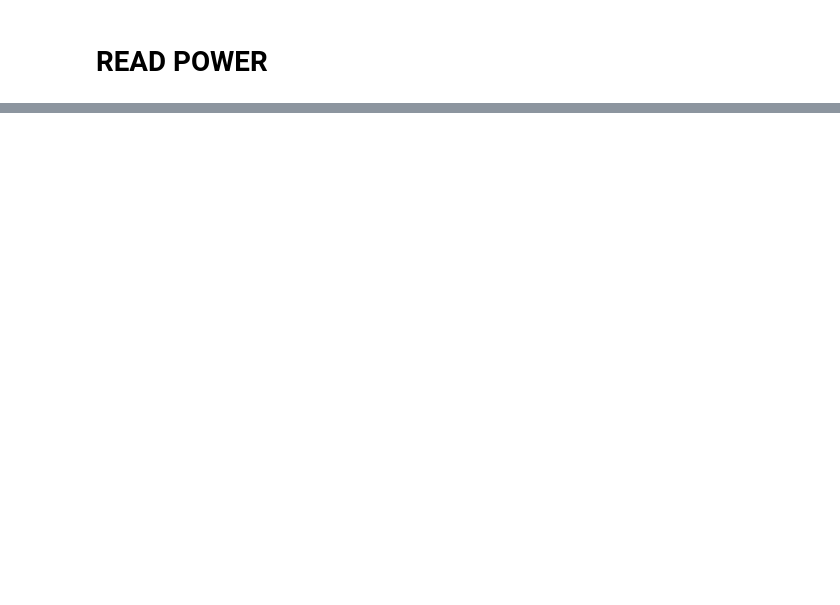
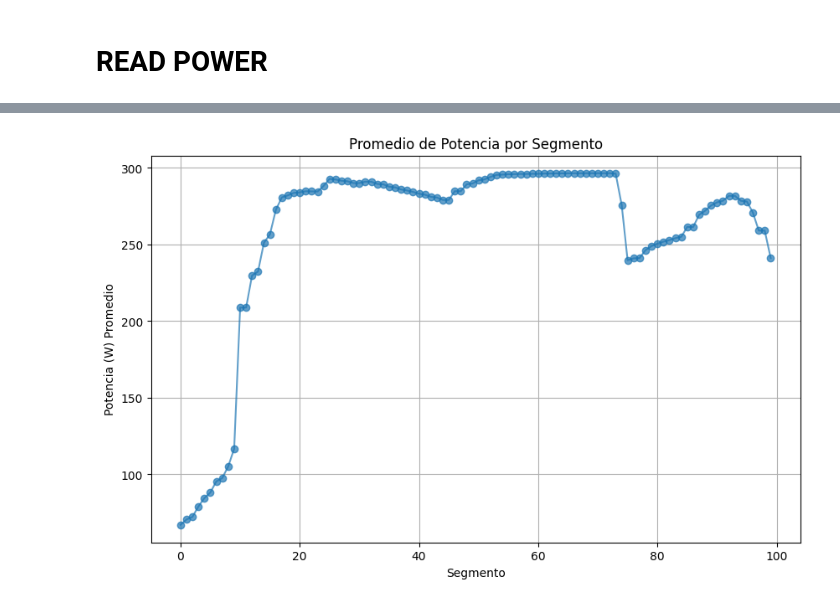
Before and after one commit to rcarrascoc/results, a Jupyter notebook: outputs/plots.ipynb, the cells around one changed output, grey strips where cells are left out. Cells and saved outputs as stored; diff of their text form; code cells hidden in the pictures; blank space fills up the shorter version.

```diff
--- a/outputs/plots.ipynb
+++ b/outputs/plots.ipynb
@@ -81,0 +264,6 @@ plt.show()
+# %%
+import numpy as np
+
+# Divide normalRTX['power'].values en 100 partes iguales
+power_values = normalRTX['power'].values
+split_power = np.array_split(power_values, 100)
@@ -81,0 +292,4 @@ plt.show()
+# %%
+# Calcular el promedio de cada elemento en split_power
+split_power_mean = [arr.mean() for arr in split_power]
+split_power_mean
@@ -81,0 +314,12 @@ plt.show()
+# %%
+import matplotlib.pyplot as plt
+
+plt.figure(figsize=(10, 6))
+plt.plot(split_power_mean, marker='o', linestyle='-', alpha=0.7)
+plt.xlabel('Segmento')
+plt.ylabel('Potencia (W) Promedio')
+plt.title('Promedio de Potencia por Segmento')
+plt.grid(True)
+plt.show()
+# %% [output]
+[figure, added]
```
Also changed, not shown: parts of 17 cells of this notebook, 34 other files.
